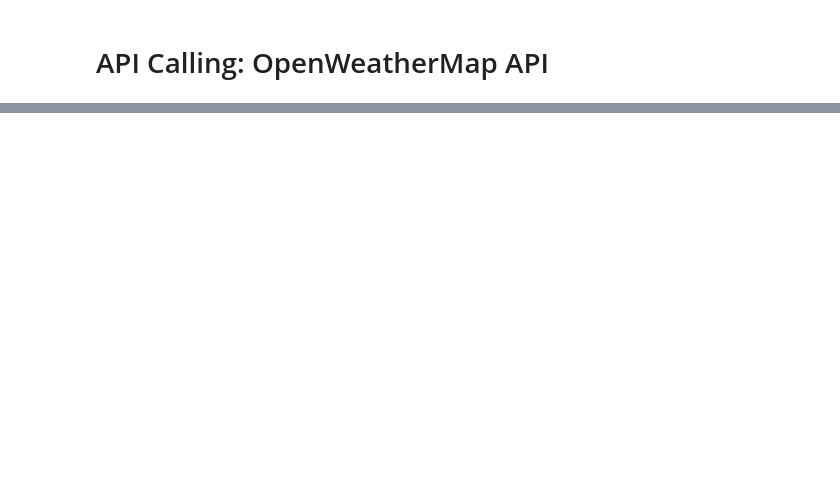
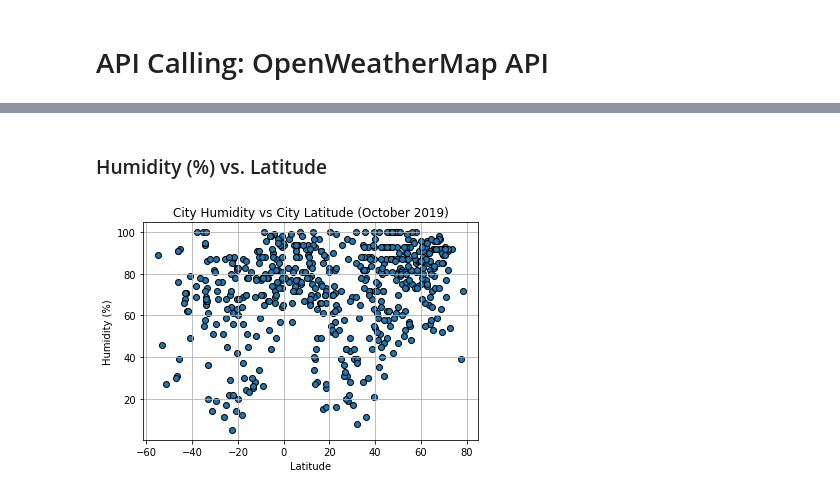
Before and after one commit to gtieng/python-api-challenge, a Jupyter notebook: WeatherPy_GT.ipynb, the cells around one changed output, grey strips where cells are left out. Cells and saved outputs as stored; diff of their text form; code cells hidden in the pictures; blank space fills up the shorter version.

```diff
--- a/WeatherPy_GT.ipynb
+++ b/WeatherPy_GT.ipynb
@@ -105,0 +178,17 @@ pd.DataFrame(weather_df)
+# %% [markdown]
+### Humidity (%) vs. Latitude
+# %%
+#plot humid vs lat
+humidVSlat = plt.scatter(weather_df["Latitude"], weather_df["Humidity"], edgecolors="k")
+
+#labels and legend
+plt.title("City Humidity vs City Latitude (October 2019)")
+plt.xlabel("Latitude")
+plt.ylabel("Humidity (%)")
+plt.grid(True)
+
+#save and show
+plt.savefig("humidVSlat_GT.png")
+plt.show()
+# %% [output]
+[figure, added]
```
Also changed, not shown: parts of 16 cells of this notebook, 5 other files.
